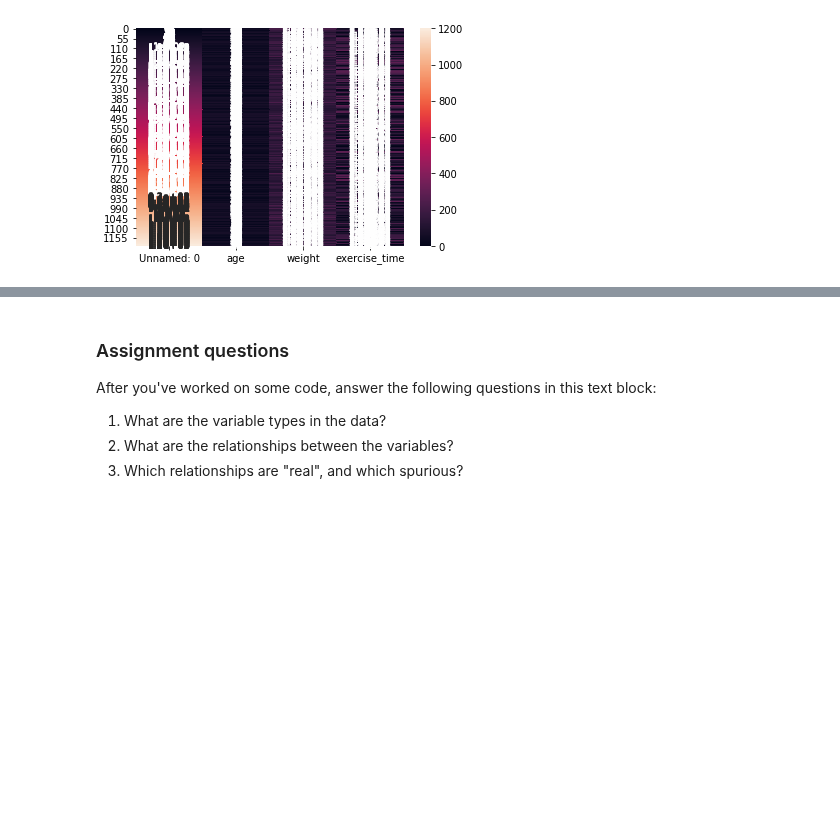
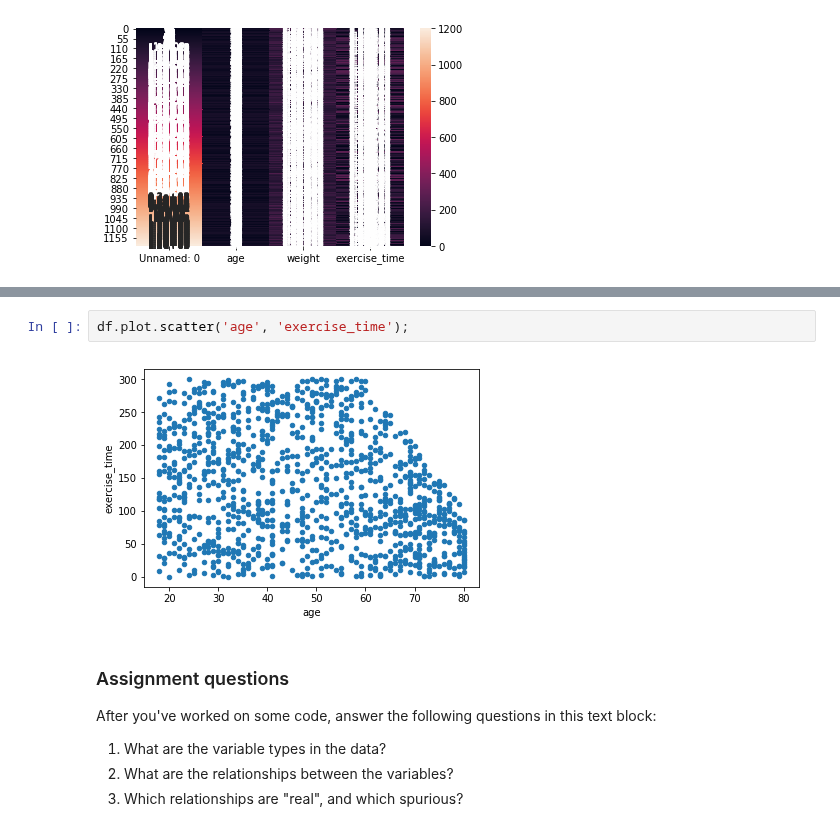
Before and after one commit to HeyLaxmi/DS-Unit-1-Sprint-1-Dealing-With-Data, a Jupyter notebook: LS_DS_114_Making_Data_backed_Assertions.ipynb, the cells around one changed output, grey strips where cells are left out. Saved outputs shown, nothing was run; the diff lists cells and outputs as text; blank space fills up the shorter version.

```diff
--- a/LS_DS_114_Making_Data_backed_Assertions.ipynb
+++ b/LS_DS_114_Making_Data_backed_Assertions.ipynb
@@ -255,3 +264,7 @@ sns.heatmap(df, annot=True)
+# %%
+df.plot.scatter('age', 'exercise_time');
+# %% [output]
+[figure, added]
 # %% [markdown]
 ### Assignment questions
 
```
Also changed, not shown: parts of 2 cells of this notebook.
